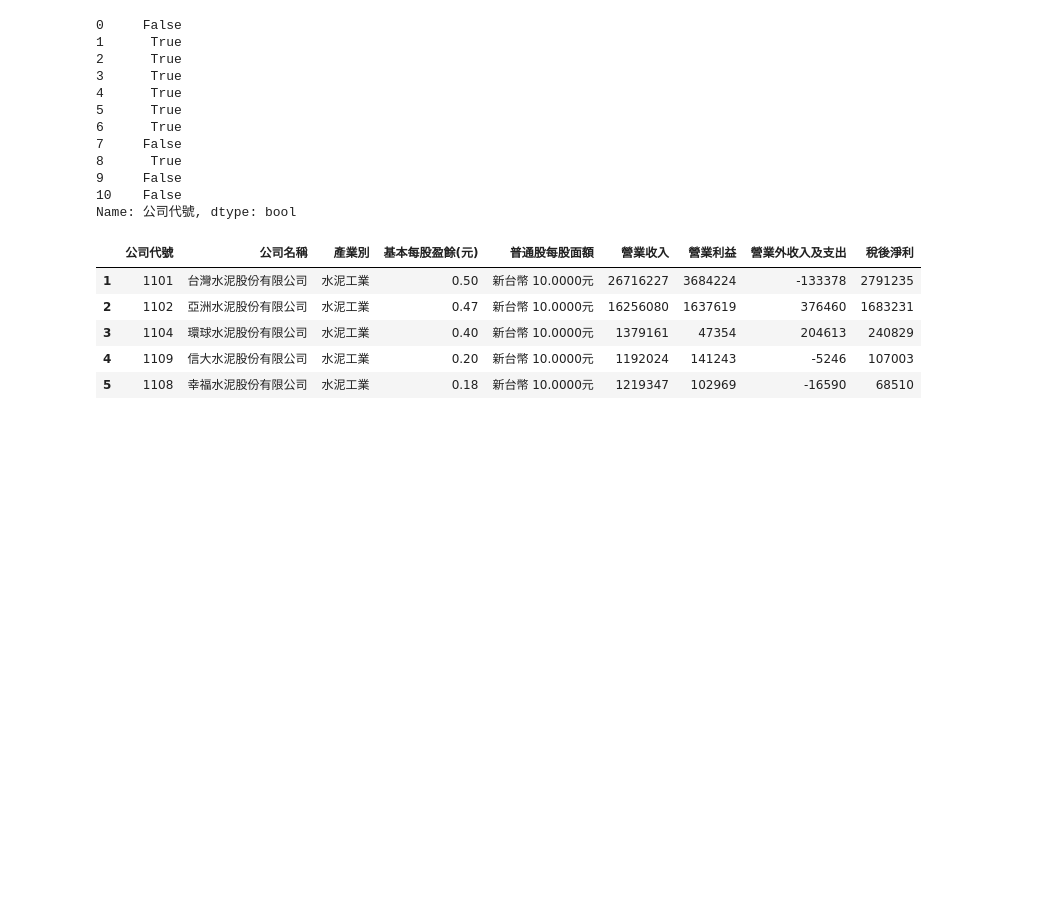
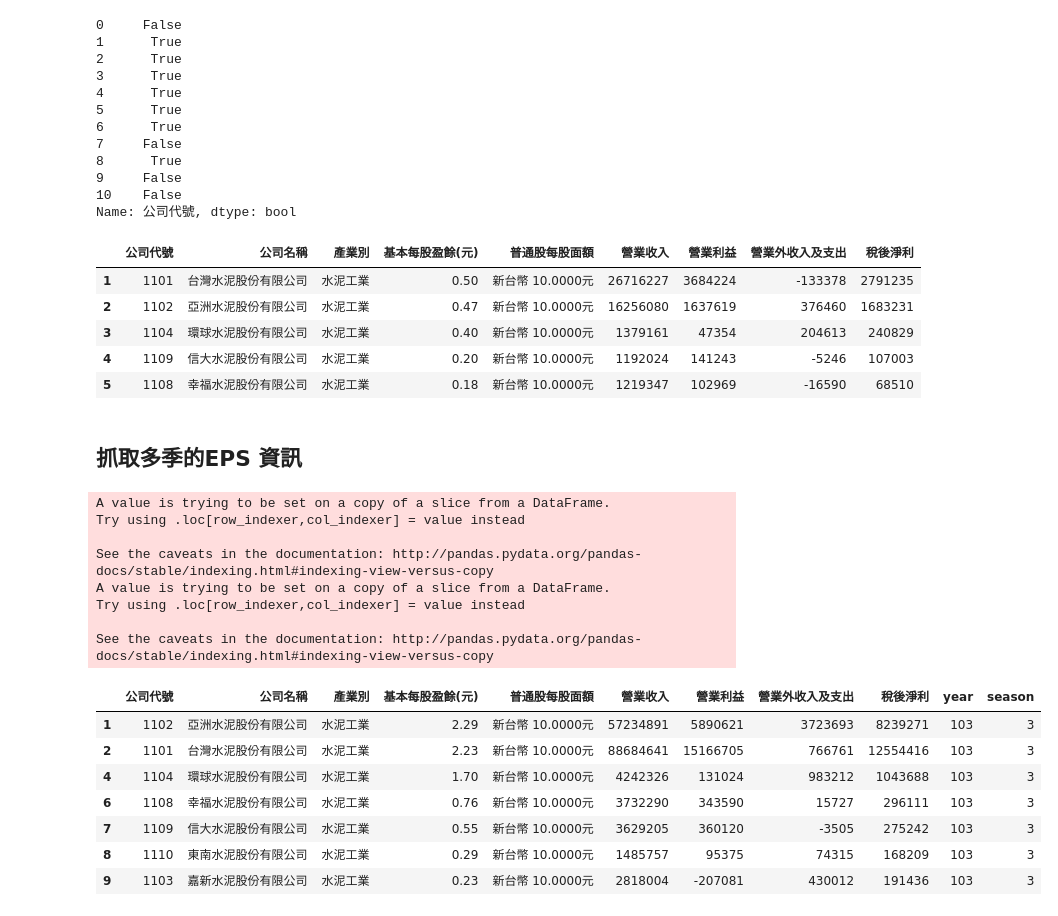
Before and after one commit to ywchiu/pyfintech2, a Jupyter notebook: 20161002DEMO.ipynb, the cells around one changed output. Drawn from its saved outputs; the diff is of its cells as text; code cells hidden in the pictures; blank space fills up the shorter version.

```diff
--- a/20161002DEMO.ipynb
+++ b/20161002DEMO.ipynb
@@ -321,3 +335,55 @@ epsdata.head()
 | 5 | 1108 | 幸福水泥股份有限公司 | 水泥工業 | 0.18 | 新台幣 10.0000元 | 1219347 | 102969 | -16590 | 68510 |
 # %%
 epsdata.to_excel('eps.xlsx')
+# %% [markdown]
+## 抓取多季的EPS 資訊
+# %%
+import requests
+import pandas
+
+payload= {
+    'encodeURIComponent':'1',
+    'step':'1',
+    'firstin':'1',
+    'TYPEK':'sii',
+    'code':'01',
+}
+
+def getEPS(year, season):
+    payload['year']   =  year
+    payload['season'] =  season
+
+    res = requests.post('http://mops.twse.com.tw/mops/web/ajax_t163sb19', data = payload)
+    res.encoding = 'utf-8'
+
+    dfs = pandas.read_html(res.text)
+
+    # 取得list 裡面第一個data frame
+    epsdf = dfs[0]
+    epsdf.columns = epsdf.iloc[0]
+    epsdata = epsdf[epsdf[u'公司代號'].str.match('^[0-9]+')]
+    # 增添year 與 season 資訊
+    epsdata['year'] = year
+    epsdata['season'] = season
+    return epsdata
+
+
+df = getEPS(103, 3)
+df
+# %% [output]
+A value is trying to be set on a copy of a slice from a DataFrame.
+Try using .loc[row_indexer,col_indexer] = value instead
+
+See the caveats in the documentation: http://pandas.pydata.org/pandas-docs/stable/indexing.html#indexing-view-versus-copy
+A value is trying to be set on a copy of a slice from a DataFrame.
+Try using .loc[row_indexer,col_indexer] = value instead
+
+See the caveats in the documentation: http://pandas.pydata.org/pandas-docs/stable/indexing.html#indexing-view-versus-copy
+|  | 公司代號 | 公司名稱 | 產業別 | 基本每股盈餘(元) | 普通股每股面額 | 營業收入 | 營業利益 | 營業外收入及支出 | 稅後淨利 | year | season |
+| 1 | 1102 | 亞洲水泥股份有限公司 | 水泥工業 | 2.29 | 新台幣 10.0000元 | 57234891 | 5890621 | 3723693 | 8239271 | 103 | 3 |
+| 2 | 1101 | 台灣水泥股份有限公司 | 水泥工業 | 2.23 | 新台幣 10.0000元 | 88684641 | 15166705 | 766761 | 12554416 | 103 | 3 |
+| 4 | 1104 | 環球水泥股份有限公司 | 水泥工業 | 1.70 | 新台幣 10.0000元 | 4242326 | 131024 | 983212 | 1043688 | 103 | 3 |
+| 6 | 1108 | 幸福水泥股份有限公司 | 水泥工業 | 0.76 | 新台幣 10.0000元 | 3732290 | 343590 | 15727 | 296111 | 103 | 3 |
+| 7 | 1109 | 信大水泥股份有限公司 | 水泥工業 | 0.55 | 新台幣 10.0000元 | 3629205 | 360120 | -3505 | 275242 | 103 | 3 |
+| 8 | 1110 | 東南水泥股份有限公司 | 水泥工業 | 0.29 | 新台幣 10.0000元 | 1485757 | 95375 | 74315 | 168209 | 103 | 3 |
+| 9 | 1103 | 嘉新水泥股份有限公司 | 水泥工業 | 0.23 | 新台幣 10.0000元 | 2818004 | -207081 | 430012 | 191436 | 103 | 3 |
```
Also changed, not shown: parts of 14 cells of this notebook.
